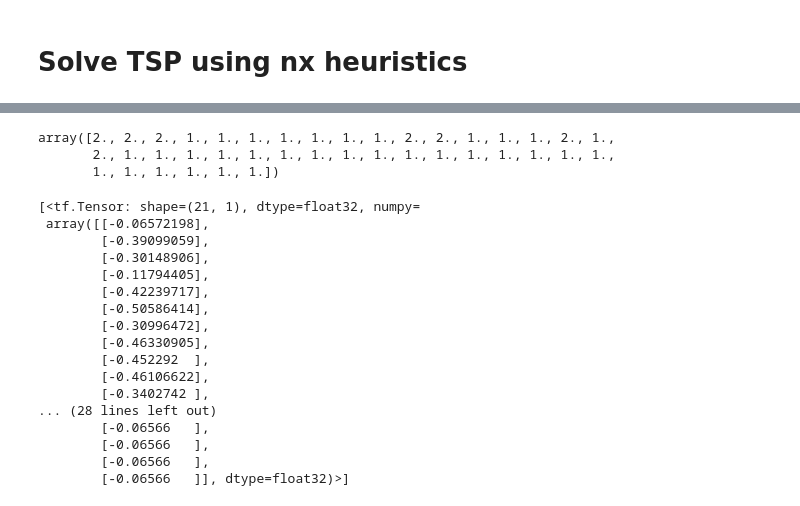
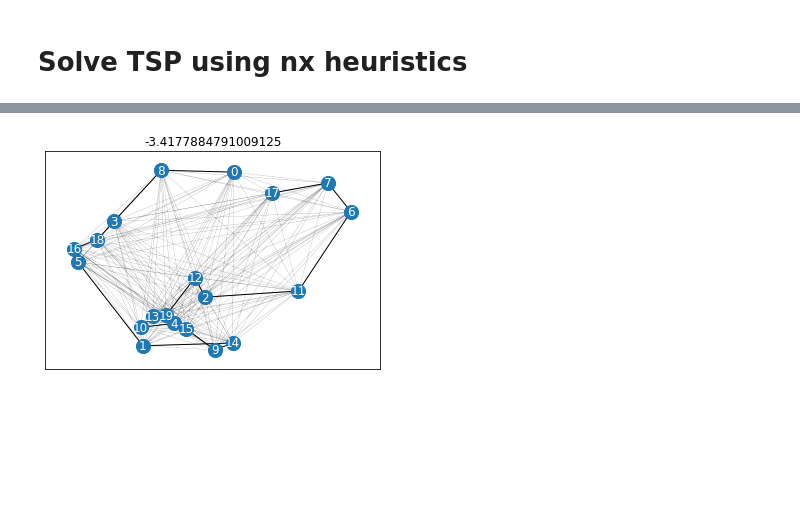
Before and after one commit to NREL/graph-env, a Jupyter notebook: experiments/tsp/tsp-env.ipynb, the cells around one changed output, grey strips where cells are left out. Saved outputs shown, nothing was run; the diff lists cells and outputs as text; code cells hidden in the pictures; blank space fills up the shorter version.

```diff
--- a/experiments/tsp/tsp-env.ipynb
+++ b/experiments/tsp/tsp-env.ipynb
@@ -65,46 +50,33 @@ node_visited[path_greedy[:7]] = 2
-# %%
-node_visited
-# %% [output]
-array([2., 2., 2., 1., 1., 1., 1., 1., 1., 1., 2., 2., 1., 1., 1., 2., 1.,
-       2., 1., 1., 1., 1., 1., 1., 1., 1., 1., 1., 1., 1., 1., 1., 1., 1.,
-       1., 1., 1., 1., 1., 1.])
-# %%
-%autoreload 2
-from graphenv.examples.tsp.tsp_preprocessor import TSPPreprocessor
-from graphenv.examples.tsp.tsp_nfp_state import TSPNFPState
-from graphenv.examples.tsp.tsp_nfp_model import TSPGNNModel
-from graphenv.graph_env import GraphEnv
-
-
-preprocessor = TSPPreprocessor(max_num_neighbors=5)
-preprocessor(G)
-
-
-state = TSPNFPState(G, preprocessor(G), path_greedy[:7])
-state.observation
-
-
-env = GraphEnv({'state': state, 'max_num_children': G.number_of_nodes()})
-obs = env.make_observation()
-
-
-model = TSPGNNModel._create_base_model()
-model(obs['vertex_observations'])
-# %% [output]
-[<tf.Tensor: shape=(21, 1), dtype=float32, numpy=
- array([[-0.06572198],
-        [-0.39099059],
-        [-0.30148906],
-        [-0.11794405],
-        [-0.42239717],
-        [-0.50586414],
-        [-0.30996472],
-        [-0.46330905],
-        [-0.452292  ],
-        [-0.46106622],
-        [-0.3402742 ],
-... (28 lines left out)
-        [-0.06566   ],
-        [-0.06566   ],
-        [-0.06566   ],
-        [-0.06566   ]], dtype=float32)>]
+# %%
+%autoreload 2
+from graphenv.examples.tsp.tsp_state import TSPState
+from graphenv.graph_env import GraphEnv
+
+
+state = TSPState(lambda: make_complete_planar_graph(N))
+env = GraphEnv({
+    "state": state,
+    "max_num_children": N,
+})
+
+def run_greedy():
+
+    env.reset()
+    obs = env.make_observation()
+    done = False
+    total_reward = 0
+    path = []
+
+    while not done:
+        action = obs['vertex_observations']['parent_dist'][obs['action_mask']].argmin()
+        path += [obs['vertex_observations']['node_idx'][obs['action_mask']][action][0]]
+        obs, reward, done, info = env.step(action)
+        total_reward += reward
+
+    return env.state.G, path, total_reward
+# %%
+G, path, reward = run_greedy()
+_ = plot_network(G, path=path)
+_ = plt.title(reward)
+# %% [output]
+[figure, added]
```
Also changed, not shown: parts of 11 cells of this notebook, 5 other files.
